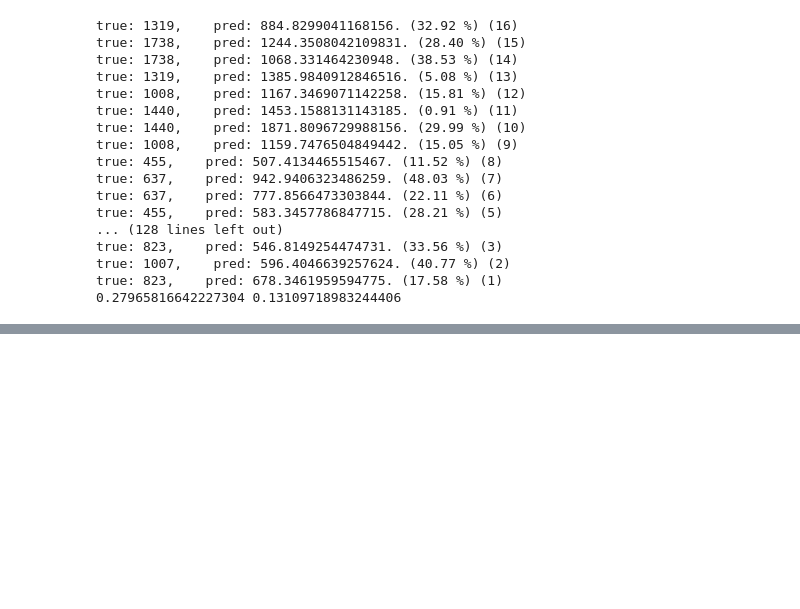
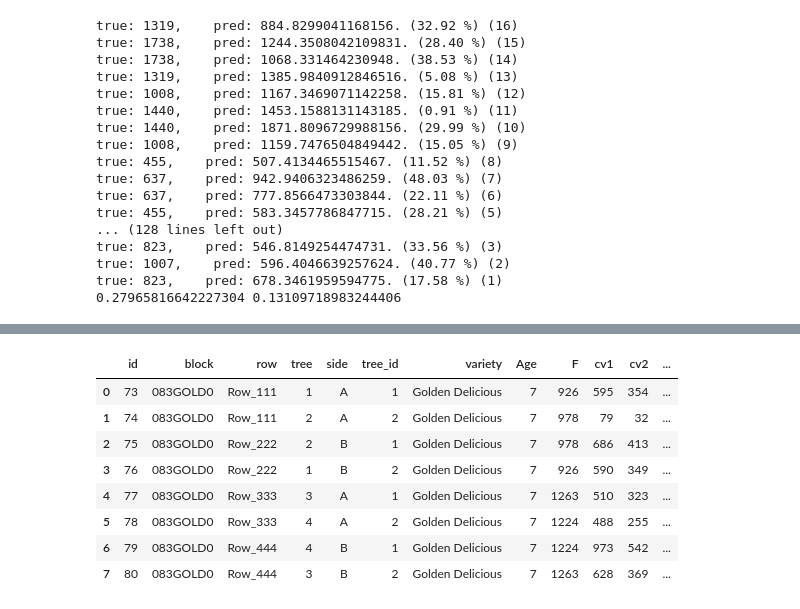
Before and after one commit to FruitSpec/fsCounter, a Jupyter notebook: vision/tools/jupyter_notebooks/Factor_analysis.ipynb, the cells around one changed output, grey strips where cells are left out. Cells and saved outputs as stored; diff of their text form; code cells hidden in the pictures; blank space fills up the shorter version.

Commit message:
postprocess analysis

```diff
--- a/vision/tools/jupyter_notebooks/Factor_analysis.ipynb
+++ b/vision/tools/jupyter_notebooks/Factor_analysis.ipynb
@@ -473,0 +284,16 @@ block_3_df_res
+# %%
+block_83_path = "/media/matans/My Book/FruitSpec/Apples_SA/083GOLD0"
+block_83 = '083GOLD0'
+block_83_df, row_tracks_83 = block_analysis(block_83_path, metadata_path, block_83)
+# %%
+block_83_df
+# %% [output]
+|  | id | block | row | tree | side | tree_id | variety | Age | F | cv1 | cv2 | ... |
+| 0 | 73 | 083GOLD0 | Row_111 | 1 | A | 1 | Golden Delicious | 7 | 926 | 595 | 354 | ... |
+| 1 | 74 | 083GOLD0 | Row_111 | 2 | A | 2 | Golden Delicious | 7 | 978 | 79 | 32 | ... |
+| 2 | 75 | 083GOLD0 | Row_222 | 2 | B | 1 | Golden Delicious | 7 | 978 | 686 | 413 | ... |
+| 3 | 76 | 083GOLD0 | Row_222 | 1 | B | 2 | Golden Delicious | 7 | 926 | 590 | 349 | ... |
+| 4 | 77 | 083GOLD0 | Row_333 | 3 | A | 1 | Golden Delicious | 7 | 1263 | 510 | 323 | ... |
+| 5 | 78 | 083GOLD0 | Row_333 | 4 | A | 2 | Golden Delicious | 7 | 1224 | 488 | 255 | ... |
+| 6 | 79 | 083GOLD0 | Row_444 | 4 | B | 1 | Golden Delicious | 7 | 1224 | 973 | 542 | ... |
+| 7 | 80 | 083GOLD0 | Row_444 | 3 | B | 2 | Golden Delicious | 7 | 1263 | 628 | 369 | ... |
```
Also changed, not shown: parts of 31 cells of this notebook, 1 other file.
